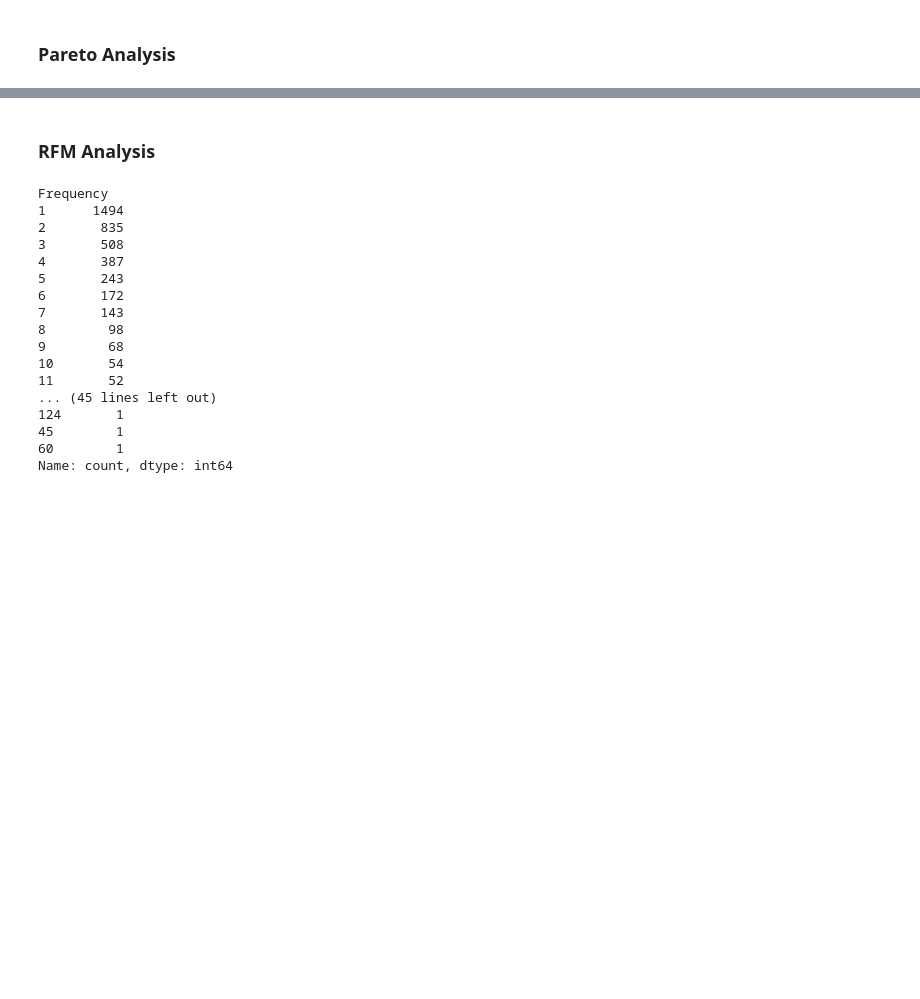
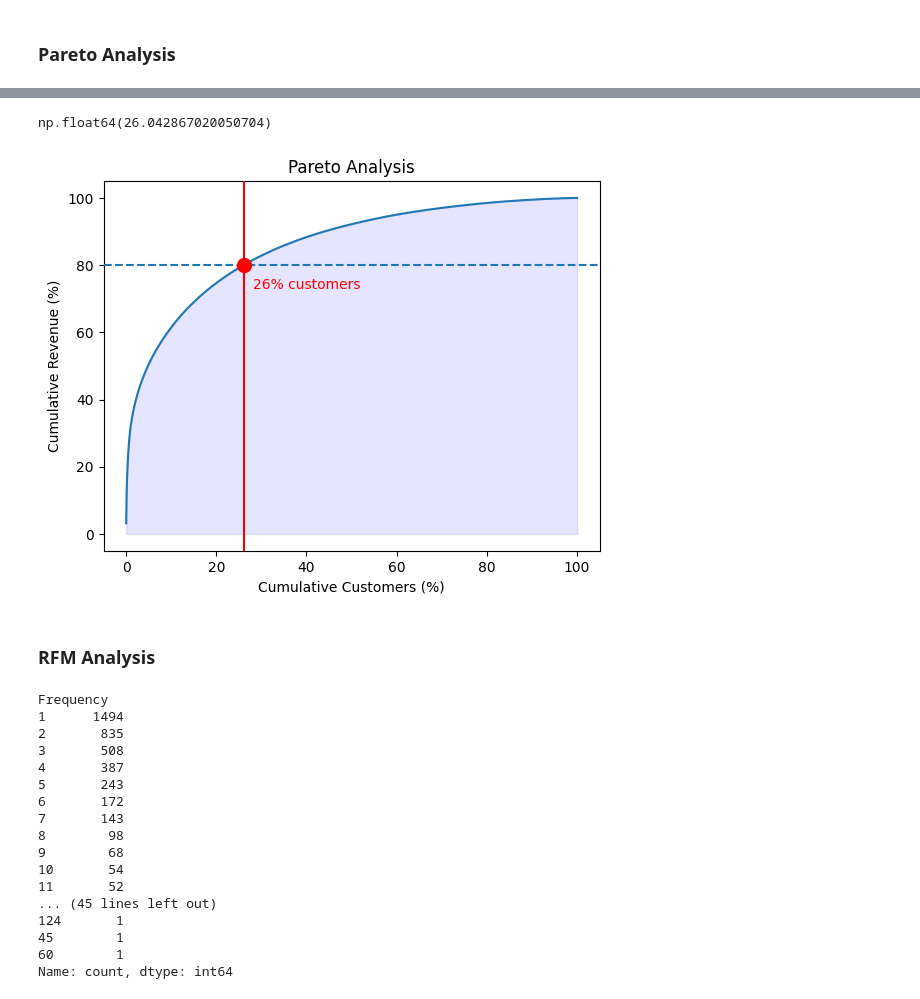
Before and after one commit to MattiaVerardi/online-retail-py, a Jupyter notebook: notebooks/online_retail_py.ipynb, the cells around one changed output, grey strips where cells are left out. Drawn from its saved outputs; the diff is of its cells as text; code cells hidden in the pictures; blank space fills up the shorter version.

```diff
--- a/notebooks/online_retail_py.ipynb
+++ b/notebooks/online_retail_py.ipynb
@@ -757,7 +759,5 @@ customers_sorted = customers.sort_values("TotalSpent", ascending=False)
 # %%
-customers_sorted["CumulativeRevenue"] = (
-    customers_sorted["TotalSpent"].cumsum() / customers_sorted["TotalSpent"].sum()
+customers_sorted["CumRevenuePct"] = (
+    customers_sorted["Revenue"].cumsum() /
+    customers_sorted["Revenue"].sum() * 100
 )
-# %%
-customers_sorted["CumulativeRevenuePerc"] = customers_sorted["CumulativeRevenue"] * 100
-customers_sorted
@@ -789,0 +764,5 @@ plt.show()
+# %%
+customers_sorted["CumCustomersPct"] = (
+    np.arange(1, len(customers_sorted) + 1) / total_customers * 100
+)
+customers_sorted
@@ -790,3 +784,27 @@ plt.show()
+# %%
+pct_customers_80_revenue = customers_sorted.loc[
+    customers_sorted["CumRevenuePct"] >= 80, "CumCustomersPct"
+].iloc[0]
+pct_customers_80_revenue
+# %% [output]
+np.float64(26.042867020050704)
+# %%
+plt.plot(customers_sorted["CumCustomersPct"], customers_sorted["CumRevenuePct"], zorder=2)
+plt.scatter(pct_customers_80_revenue, 80, s=100, color="red", zorder=5)
+plt.fill_between(customers_sorted["CumCustomersPct"], customers_sorted["CumRevenuePct"],
+                 color="blue", alpha=0.1, zorder=1)
+plt.axhline(80, linestyle="--", zorder=3)
+plt.axvline(pct_customers_80_revenue, color="red", zorder=4)
+plt.text(
+    pct_customers_80_revenue + 2, 80 - 7,
+    f"{int(pct_customers_80_revenue)}% customers", color="red", zorder=6
+)
+plt.title("Pareto Analysis")
+plt.xlabel("Cumulative Customers (%)")
+plt.ylabel("Cumulative Revenue (%)")
+plt.show()
+# %% [output]
+[figure, added]
 # %% [markdown]
 ### RFM Analysis
 # %%
```
Also changed, not shown: parts of 17 cells of this notebook, 1 other file.
